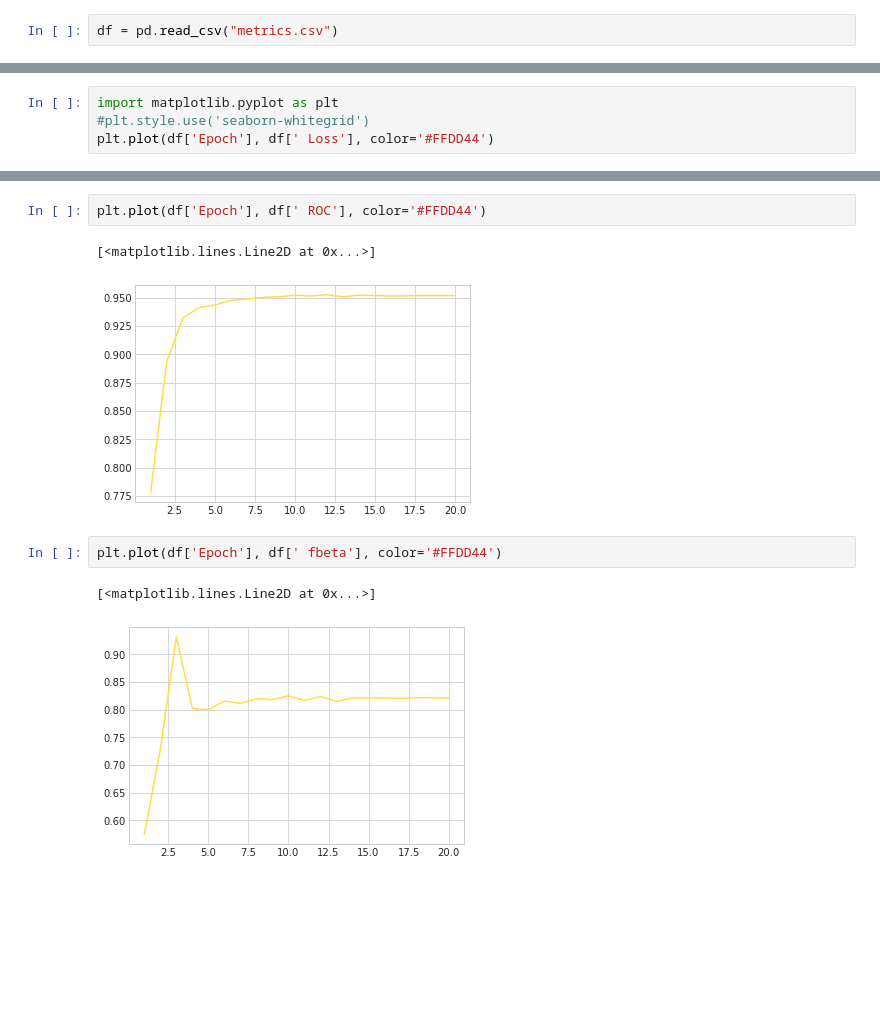
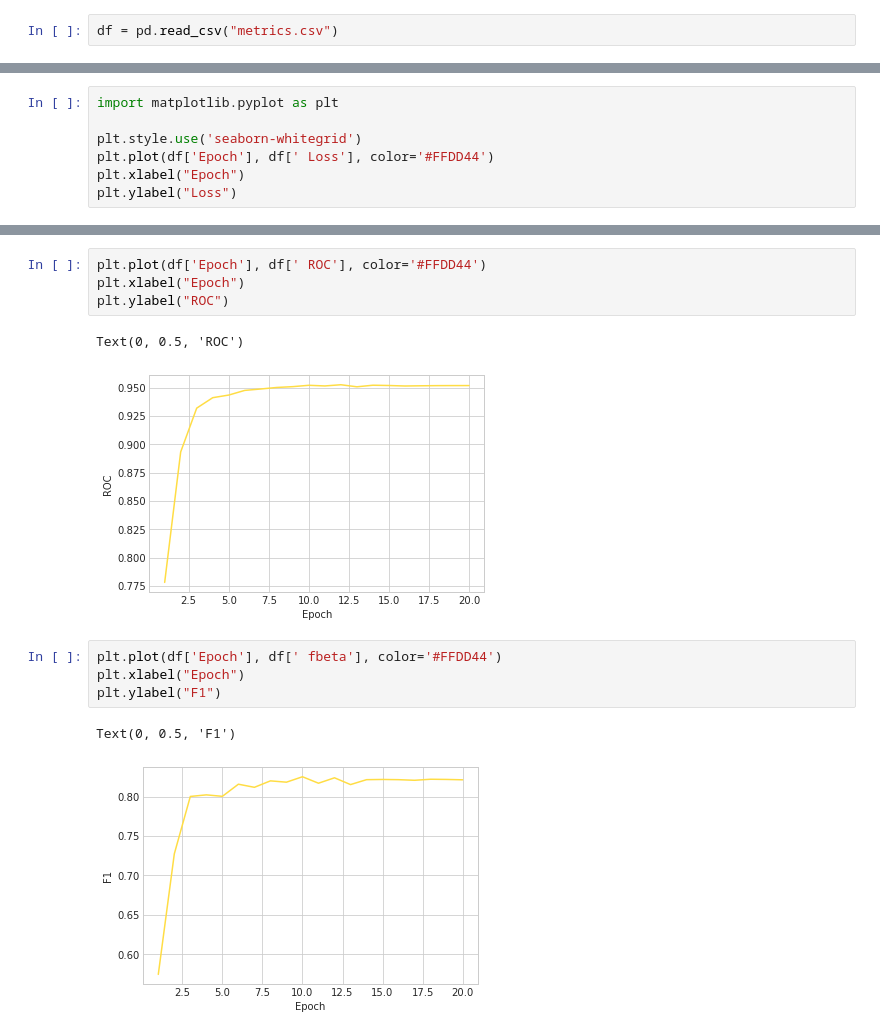
Before and after one commit to sarthakc0806/EV_NLP, a Jupyter notebook: metrics_run1.ipynb, the cells around one changed output, grey strips where cells are left out. Cells and saved outputs as stored; diff of their text form; blank space fills up the shorter version.

```diff
--- a/metrics_run1.ipynb
+++ b/metrics_run1.ipynb
@@ -44,6 +24,9 @@ display(df)
 | 19 | 20 | 0.222717 | 0.915258 | 0.952002 | 0.821184 |
 # %%
 import matplotlib.pyplot as plt
-#plt.style.use('seaborn-whitegrid')
+
+plt.style.use('seaborn-whitegrid')
 plt.plot(df['Epoch'], df[' Loss'], color='#FFDD44')
+plt.xlabel("Epoch")
+plt.ylabel("Loss")
 # %% [output]
@@ -57,10 +42,14 @@ plt.plot(df['Epoch'], df[' Accuracy'], color='#FFDD44')
 # %%
 plt.plot(df['Epoch'], df[' ROC'], color='#FFDD44')
+plt.xlabel("Epoch")
+plt.ylabel("ROC")
 # %% [output]
-[<matplotlib.lines.Line2D at 0x...>]
+Text(0, 0.5, 'ROC')
-[figure, old version]
+[figure, new version]
 # %%
 plt.plot(df['Epoch'], df[' fbeta'], color='#FFDD44')
+plt.xlabel("Epoch")
+plt.ylabel("F1")
 # %% [output]
-[<matplotlib.lines.Line2D at 0x...>]
+Text(0, 0.5, 'F1')
-[figure, old version]
+[figure, new version]
```
Also changed, not shown: parts of 4 cells of this notebook, 1 other file.
